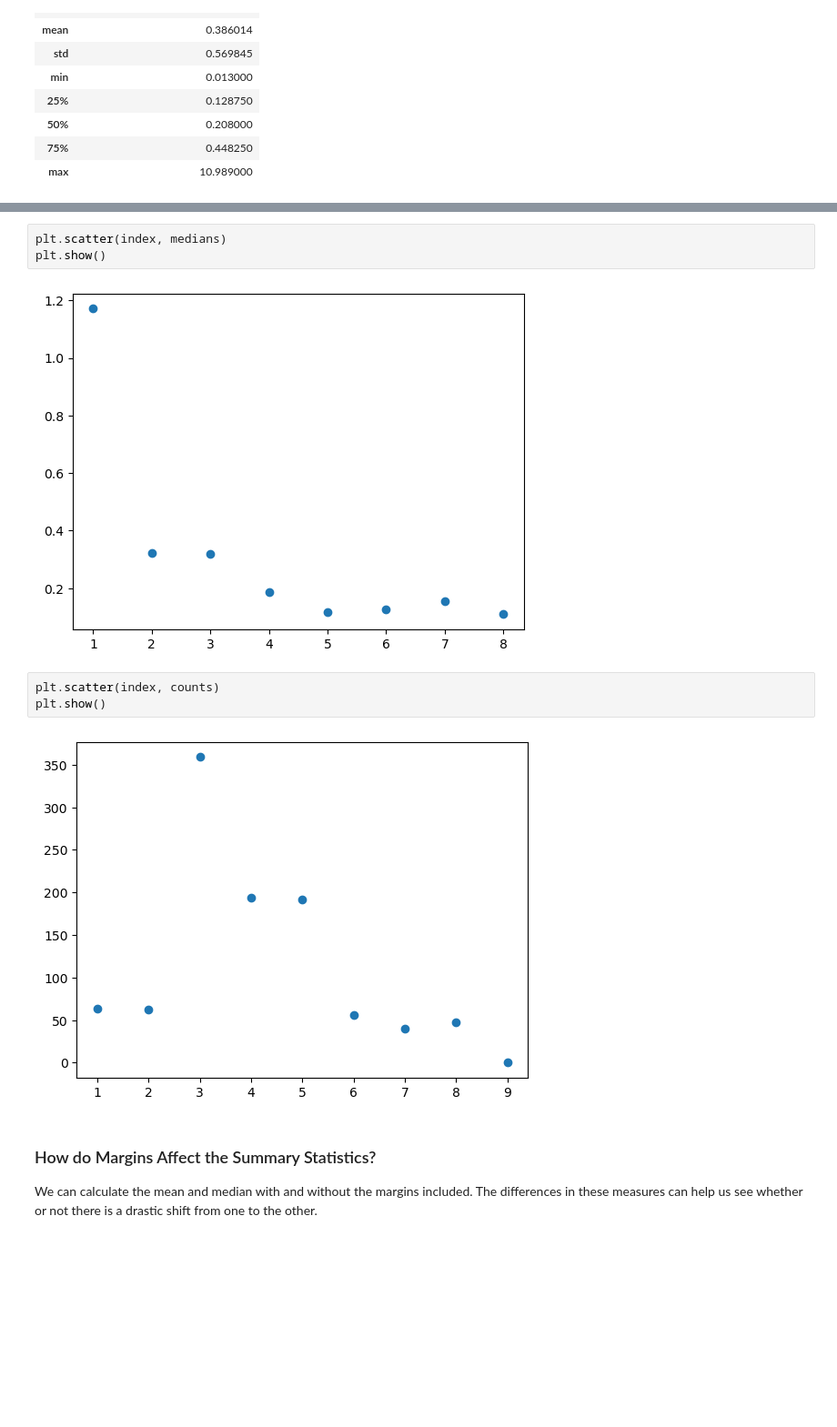
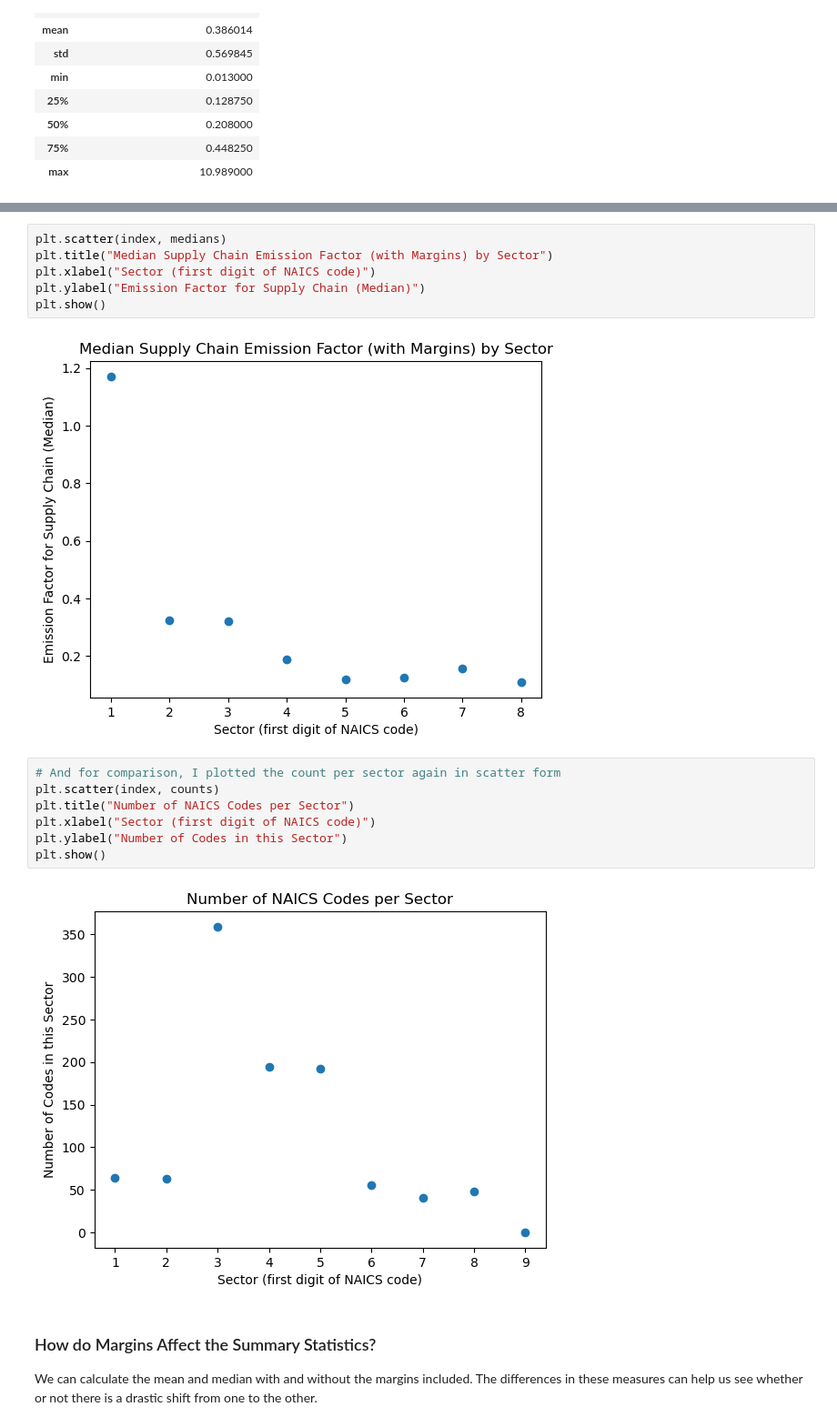
Before and after one commit to jt-arsenault/Arsenault_Jesse_IS445_Final_Project, a Jupyter notebook: Arsenault_Jesse_Personal.ipynb, the cells around one changed output, grey strips where cells are left out. Shown at 91% size. Cells and saved outputs as stored; diff of their text form; blank space fills up the shorter version.

```diff
--- a/Arsenault_Jesse_Personal.ipynb
+++ b/Arsenault_Jesse_Personal.ipynb
@@ -163,13 +255,20 @@ plt.show()
 # %%
 plt.scatter(index, medians)
+plt.title("Median Supply Chain Emission Factor (with Margins) by Sector")
+plt.xlabel("Sector (first digit of NAICS code)")
+plt.ylabel("Emission Factor for Supply Chain (Median)")
 plt.show()
 # %% [output]
-[figure, old version]
+[figure, new version]
 # %%
+# And for comparison, I plotted the count per sector again in scatter form
 plt.scatter(index, counts)
+plt.title("Number of NAICS Codes per Sector")
+plt.xlabel("Sector (first digit of NAICS code)")
+plt.ylabel("Number of Codes in this Sector")
 plt.show()
 # %% [output]
-[figure, old version]
+[figure, new version]
 # %% [markdown]
 ### How do Margins Affect the Summary Statistics?
 We can calculate the mean and median with and without the margins included. The differences in these measures can help us see whether or not there is a drastic shift from one to the other.
```
Also changed, not shown: parts of 9 cells of this notebook, 3 other files.
